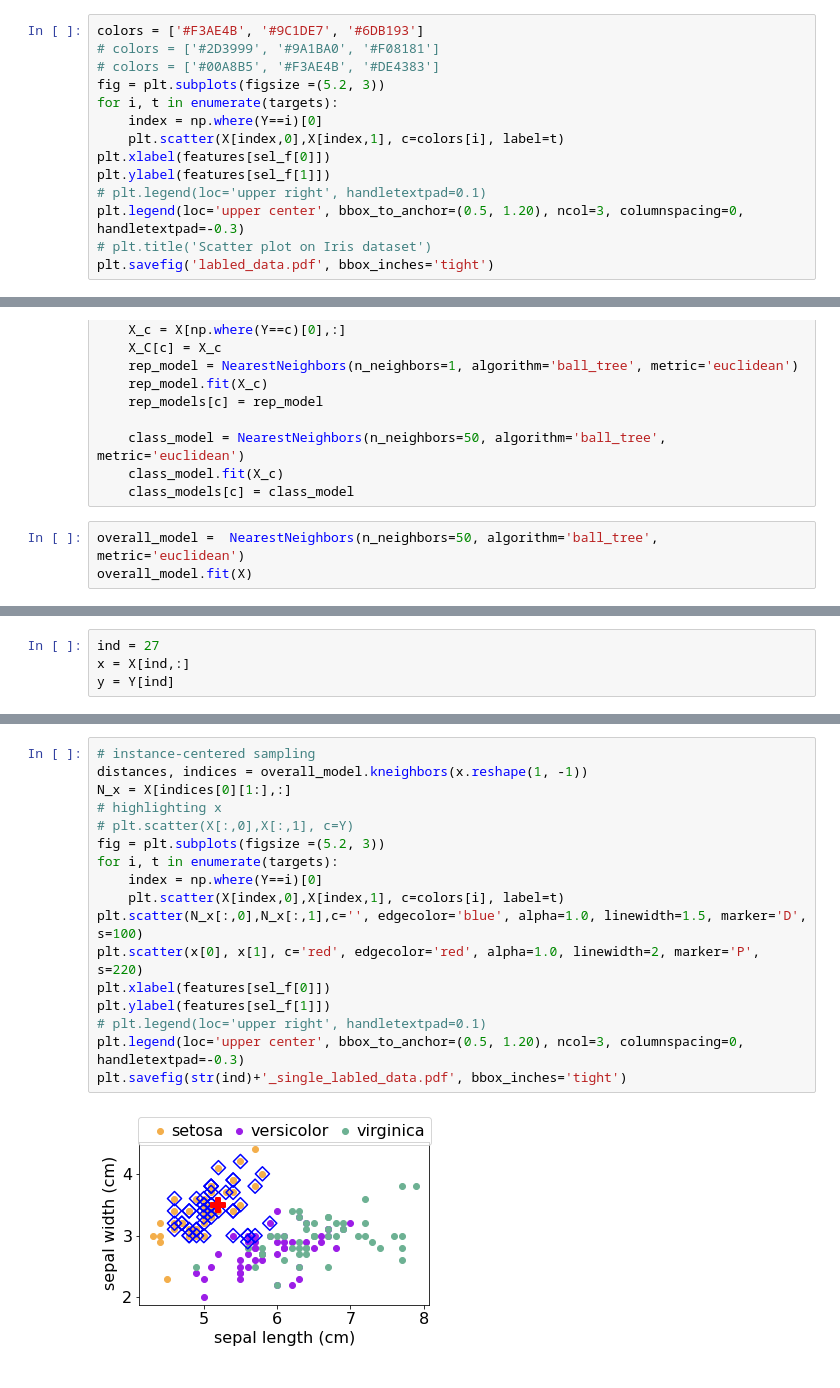
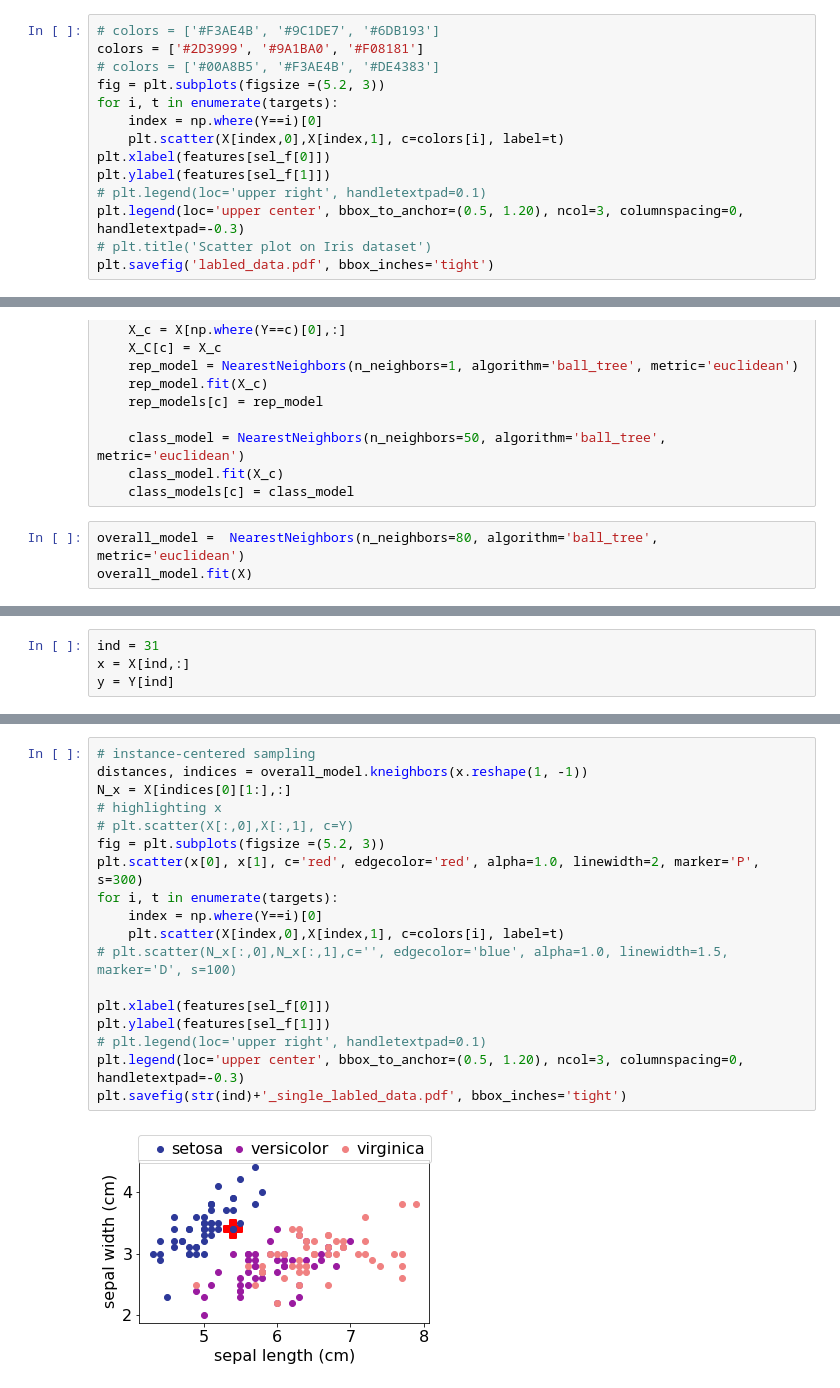
Before and after one commit to peymanrasouli/categorical_locality, a Jupyter notebook: sampling_visualization.ipynb, the cells around one changed output, grey strips where cells are left out. Saved outputs shown, nothing was run; the diff lists cells and outputs as text.

```diff
--- a/sampling_visualization.ipynb
+++ b/sampling_visualization.ipynb
@@ -24,8 +29,8 @@ plt.savefig('unlabled_data.pdf', bbox_inches='tight')
 # %% [output]
 [figure]
 # %%
-colors = ['#F3AE4B', '#9C1DE7', '#6DB193']
-# colors = ['#2D3999', '#9A1BA0', '#F08181']
+# colors = ['#F3AE4B', '#9C1DE7', '#6DB193']
+colors = ['#2D3999', '#9A1BA0', '#F08181']
 # colors = ['#00A8B5', '#F3AE4B', '#DE4383']
 fig = plt.subplots(figsize =(5.2, 3))
 for i, t in enumerate(targets):
@@ -54,6 +59,6 @@ for c in [0,1,2]:
     class_model.fit(X_c)
     class_models[c] = class_model
 # %%
-overall_model =  NearestNeighbors(n_neighbors=50, algorithm='ball_tree', metric='euclidean')
+overall_model =  NearestNeighbors(n_neighbors=80, algorithm='ball_tree', metric='euclidean')
 overall_model.fit(X)
 # %% [output]
@@ -61,5 +66,5 @@ NearestNeighbors(algorithm='ball_tree', metric='euclidean', n_neighbors=50)
 # %%
-ind = 27
+ind = 31
 x = X[ind,:]
 y = Y[ind]
 # %%
@@ -79,19 +84,20 @@ plt.savefig(str(ind)+'_single_unlabled_data.pdf', bbox_inches='tight')
 # %%
 # instance-centered sampling
 distances, indices = overall_model.kneighbors(x.reshape(1, -1))
 N_x = X[indices[0][1:],:]
 # highlighting x
 # plt.scatter(X[:,0],X[:,1], c=Y)
 fig = plt.subplots(figsize =(5.2, 3))
+plt.scatter(x[0], x[1], c='red', edgecolor='red', alpha=1.0, linewidth=2, marker='P', s=300)
 for i, t in enumerate(targets):
     index = np.where(Y==i)[0]
     plt.scatter(X[index,0],X[index,1], c=colors[i], label=t)
-plt.scatter(N_x[:,0],N_x[:,1],c='', edgecolor='blue', alpha=1.0, linewidth=1.5, marker='D', s=100)
-plt.scatter(x[0], x[1], c='red', edgecolor='red', alpha=1.0, linewidth=2, marker='P', s=220)
+# plt.scatter(N_x[:,0],N_x[:,1],c='', edgecolor='blue', alpha=1.0, linewidth=1.5, marker='D', s=100)
+
 plt.xlabel(features[sel_f[0]])
 plt.ylabel(features[sel_f[1]])
 # plt.legend(loc='upper right', handletextpad=0.1)
 plt.legend(loc='upper center', bbox_to_anchor=(0.5, 1.20), ncol=3, columnspacing=0, handletextpad=-0.3)
 plt.savefig(str(ind)+'_single_labled_data.pdf', bbox_inches='tight')
 # %% [output]
-[figure, old version]
+[figure, new version]
```
Also changed, not shown: parts of 8 cells of this notebook.
